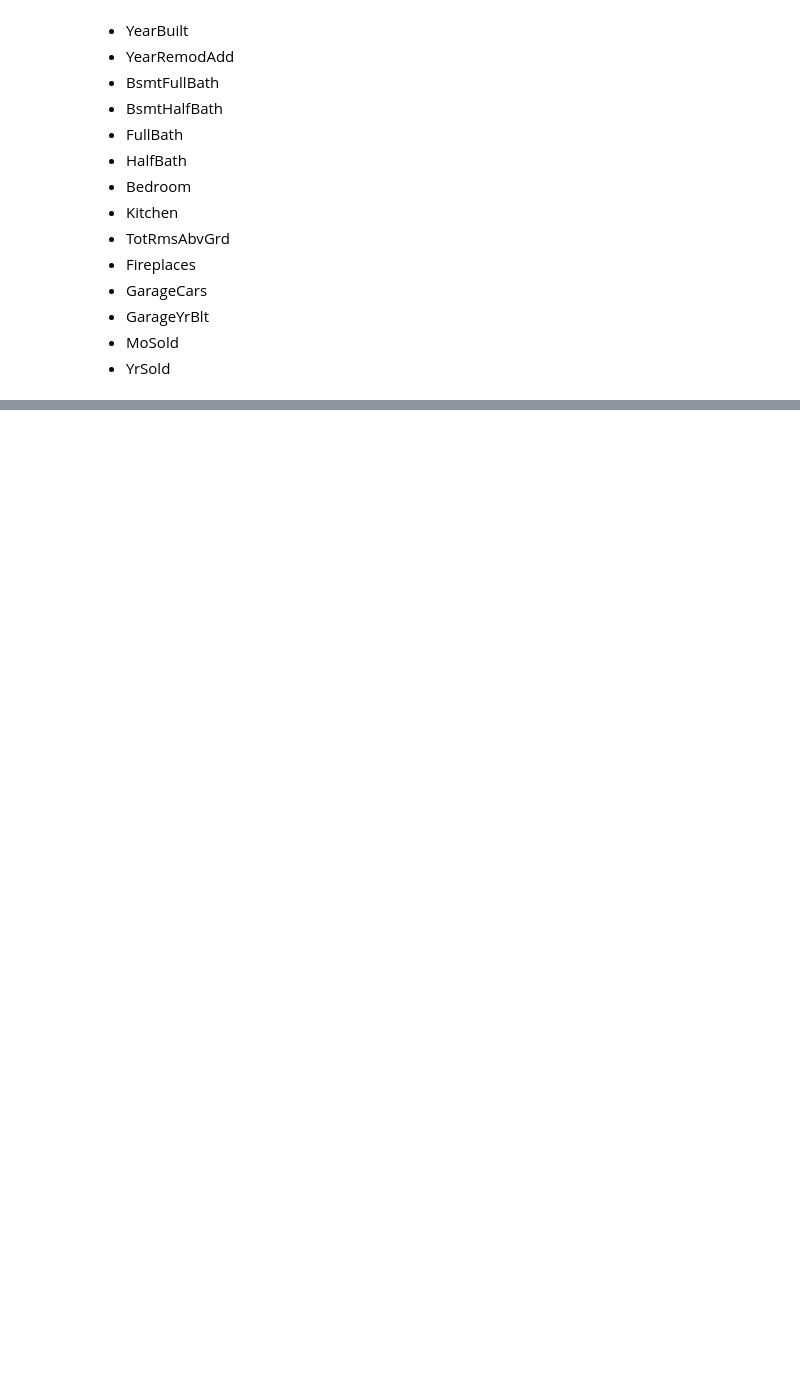
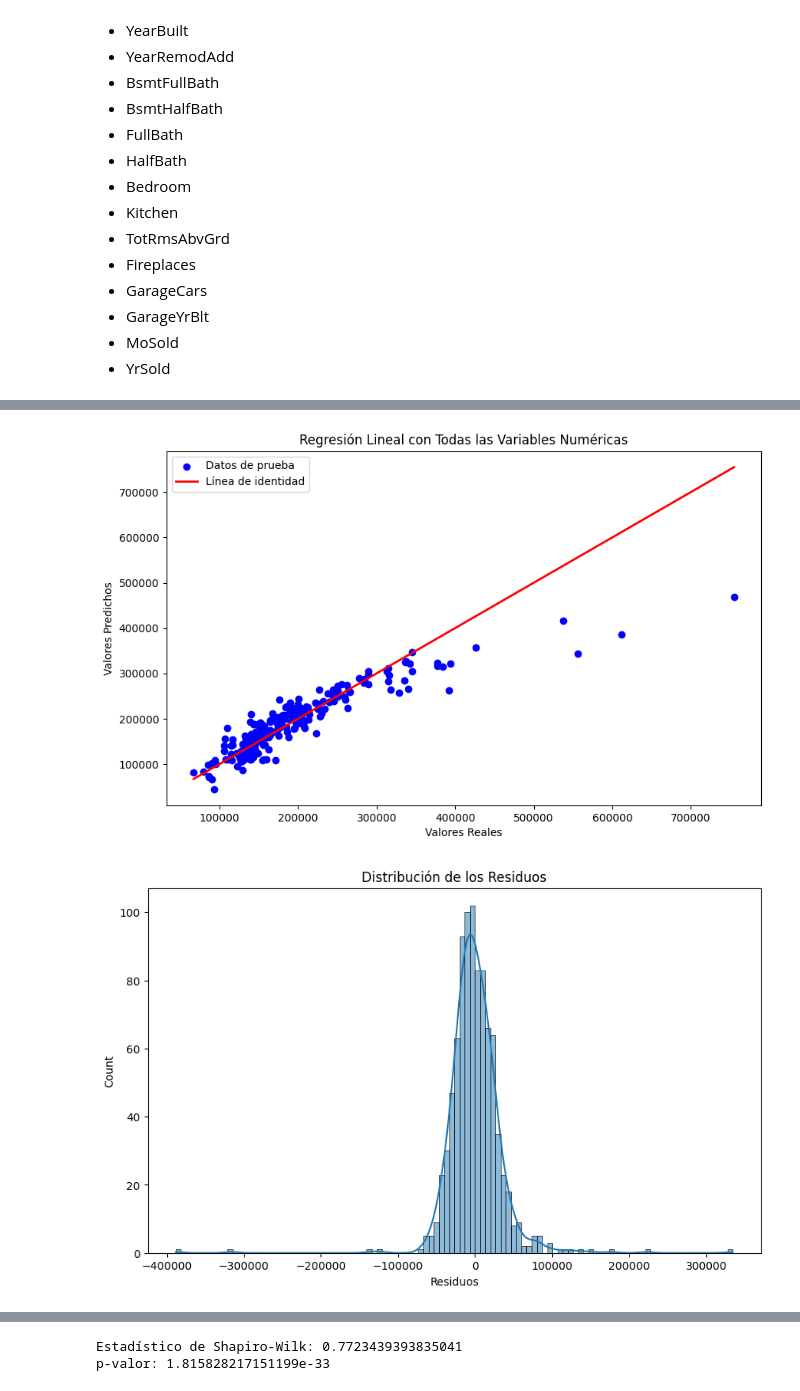
Before and after one commit to angelargd8/Proyecto2.2-MDD, a Jupyter notebook: main.ipynb, the cells around one changed output, grey strips where cells are left out. Drawn from its saved outputs; the diff is of its cells as text; code cells hidden in the pictures; blank space fills up the shorter version.

```diff
--- a/main.ipynb
+++ b/main.ipynb
@@ -1232,0 +423,5 @@ Al notar que en el modelo que no se usa normalizacion tiene un mejor rendimiento
+# %%
+print(df_train.shape)
+df_numerico = df_train.select_dtypes(include=['number'])
+df_numerico.dropna(inplace=True)
+print(df_numerico.info())
@@ -1232,0 +446,70 @@ Al notar que en el modelo que no se usa normalizacion tiene un mejor rendimiento
+# %%
+from sklearn.model_selection import train_test_split
+from sklearn.linear_model import LinearRegression
+from sklearn.metrics import mean_squared_error, r2_score
+import statsmodels.api as sm
+
+variables_numericas = df_numerico.select_dtypes(include=[np.number]).columns.tolist()
+
+# Separar las variables independientes (X) y la variable dependiente (y)
+X = df_numerico[variables_numericas].drop(columns=['SalePrice'])
+y = df_numerico['SalePrice']
+
+# Dividir los datos en conjuntos de entrenamiento y prueba
+X_train, X_test, y_train, y_test = train_test_split(X, y, test_size=0.2, random_state=42)
+
+# Ajustar el modelo de regresión lineal
+modelo = LinearRegression()
+modelo.fit(X_train, y_train)
+
+# Realizar predicciones
+y_pred_train = modelo.predict(X_train)
+y_pred_test = modelo.predict(X_test)
+
+# Analizar el modelo
+print("Coeficientes:", modelo.coef_)
+print("Intercepto:", modelo.intercept_)
+print("Error cuadrático medio (MSE) en entrenamiento:", mean_squared_error(y_train, y_pred_train))
+print("Error cuadrático medio (MSE) en prueba:", mean_squared_error(y_test, y_pred_test))
+print("R^2 en entrenamiento:", r2_score(y_train, y_pred_train))
+print("R^2 en prueba:", r2_score(y_test, y_pred_test))
+
+# Resumen del modelo usando statsmodels
+X_train_sm = sm.add_constant(X_train)  # Añadir constante para el intercepto
+modelo_sm = sm.OLS(y_train, X_train_sm).fit()
+print(modelo_sm.summary())
+
+# Visualizar los resultados
+plt.figure(figsize=(10, 6))
+plt.scatter(y_test, y_pred_test, color='blue', label='Datos de prueba')
+plt.plot([y_test.min(), y_test.max()], [y_test.min(), y_test.max()], color='red', linewidth=2, label='Línea de identidad')
+plt.xlabel('Valores Reales')
+plt.ylabel('Valores Predichos')
+plt.title('Regresión Lineal con Todas las Variables Numéricas')
+plt.legend()
+plt.show()
+
+# Visualizar los residuos
+residuos = y_train - y_pred_train
+plt.figure(figsize=(10, 6))
+sns.histplot(residuos, kde=True)
+plt.xlabel('Residuos')
+plt.title('Distribución de los Residuos')
+plt.show()
+
+# Gráfico de residuos vs. valores predichos
+plt.figure(figsize=(10, 6))
+plt.scatter(y_pred_train, residuos)
+plt.axhline(y=0, color='r', linestyle='--')
+plt.xlabel('Valores Predichos')
+plt.ylabel('Residuos')
+plt.title('Gráfico de Residuos vs. Valores Predichos')
+plt.show()
+
+# Prueba de normalidad de los residuos
+from scipy.stats import shapiro
+
+stat, p_value = shapiro(residuos)
+print('Estadístico de Shapiro-Wilk:', stat)
+print('p-valor:', p_value)
+# %% [output]
@@ -1232,0 +533,2 @@ Al notar que en el modelo que no se usa normalizacion tiene un mejor rendimiento
+[figure, added]
+[figure, added]
@@ -1232,0 +536,2 @@ Al notar que en el modelo que no se usa normalizacion tiene un mejor rendimiento
+Estadístico de Shapiro-Wilk: 0.7723439393835041
+p-valor: 1.815828217151199e-33
```
Also changed, not shown: parts of 98 cells of this notebook, 1 other file.
